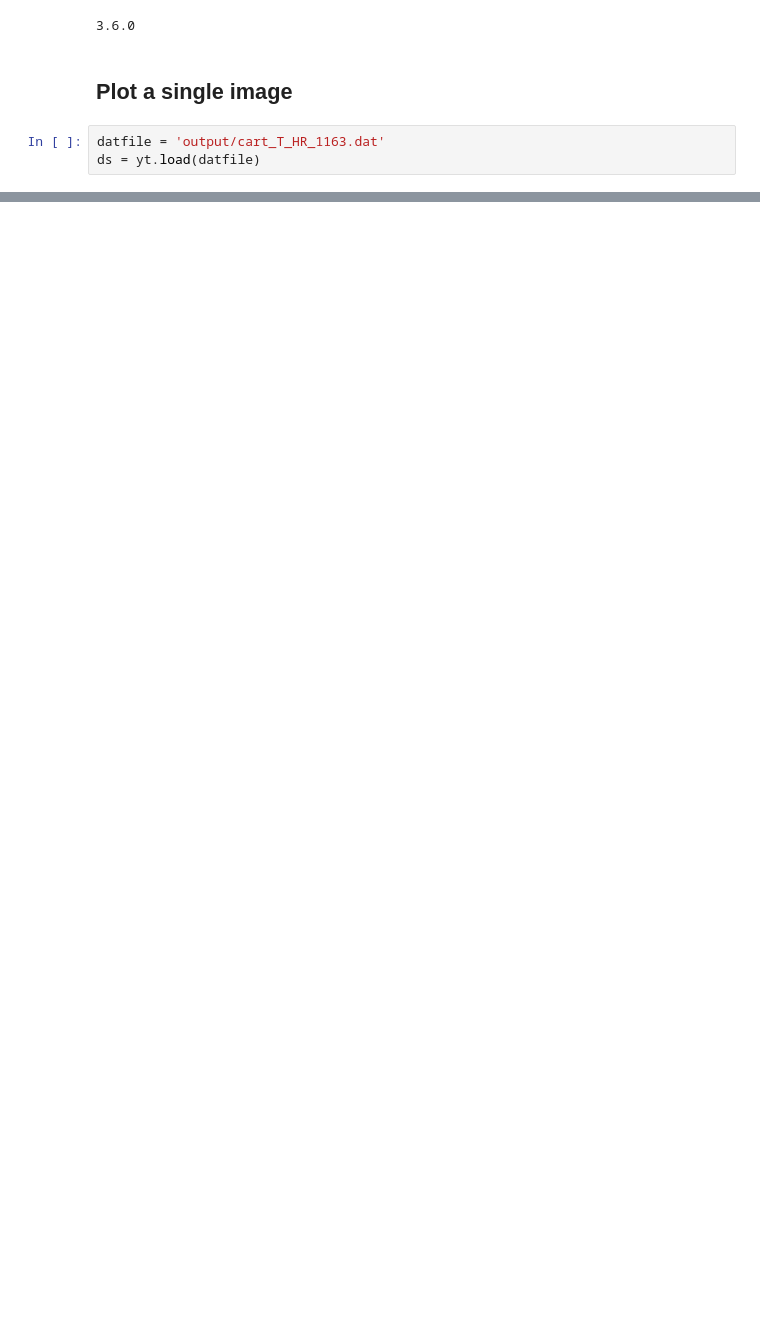
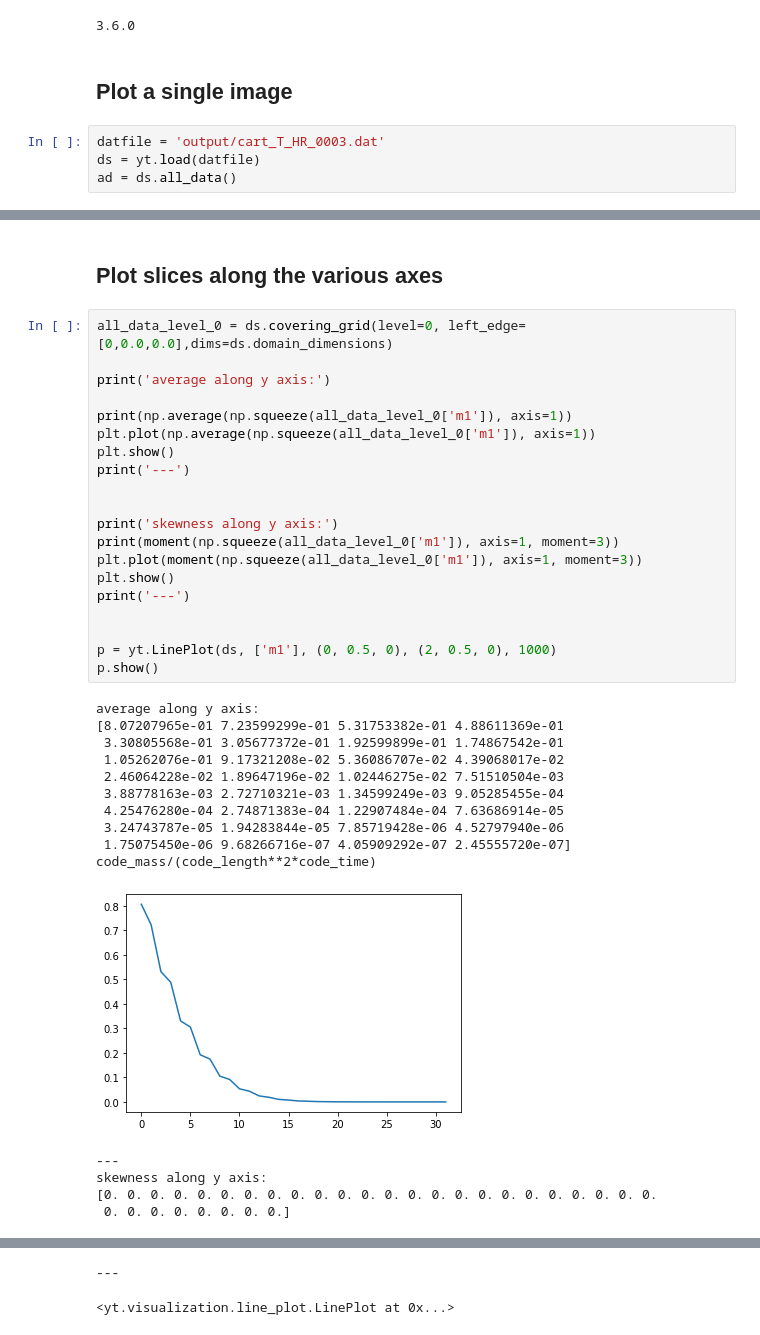
Before and after one commit to ArneBouillon/turbulence, a Jupyter notebook: Plotting.ipynb, the cells around one changed output, grey strips where cells are left out. Drawn from its saved outputs; the diff is of its cells as text; blank space fills up the shorter version.

Commit message:
Compute average and skewness

```diff
--- a/Plotting.ipynb
+++ b/Plotting.ipynb
@@ -6,6 +9,7 @@ print(yt.__version__) # 3.6.0 or higher
 # %% [markdown]
 ## Plot a single image
 # %%
-datfile = 'output/cart_T_HR_1163.dat'
+datfile = 'output/cart_T_HR_0003.dat'
 ds = yt.load(datfile)
+ad = ds.all_data()
 # %% [output]
@@ -29 +31,38 @@ yt : [WARNING  ] 2020-10-20 22:08:08,774 Switching to symlog colorbar scaling un
 <yt.visualization.plot_window.AxisAlignedSlicePlot at 0x...>
+# %% [markdown]
+## Plot slices along the various axes
+# %%
+all_data_level_0 = ds.covering_grid(level=0, left_edge=[0,0.0,0.0],dims=ds.domain_dimensions)
+
+print('average along y axis:')
+
+print(np.average(np.squeeze(all_data_level_0['m1']), axis=1))
+plt.plot(np.average(np.squeeze(all_data_level_0['m1']), axis=1))
+plt.show()
+print('---')
+
+
+print('skewness along y axis:')
+print(moment(np.squeeze(all_data_level_0['m1']), axis=1, moment=3))
+plt.plot(moment(np.squeeze(all_data_level_0['m1']), axis=1, moment=3))
+plt.show()
+print('---')
+
+
+p = yt.LinePlot(ds, ['m1'], (0, 0.5, 0), (2, 0.5, 0), 1000)
+p.show()
+# %% [output]
+average along y axis:
+[8.07207965e-01 7.23599299e-01 5.31753382e-01 4.88611369e-01
+ 3.30805568e-01 3.05677372e-01 1.92599899e-01 1.74867542e-01
+ 1.05262076e-01 9.17321208e-02 5.36086707e-02 4.39068017e-02
+ 2.46064228e-02 1.89647196e-02 1.02446275e-02 7.51510504e-03
+ 3.88778163e-03 2.72710321e-03 1.34599249e-03 9.05285455e-04
+ 4.25476280e-04 2.74871383e-04 1.22907484e-04 7.63686914e-05
+ 3.24743787e-05 1.94283844e-05 7.85719428e-06 4.52797940e-06
+ 1.75075450e-06 9.68266716e-07 4.05909292e-07 2.45555720e-07] code_mass/(code_length**2*code_time)
+[figure, added]
+---
+skewness along y axis:
+[0. 0. 0. 0. 0. 0. 0. 0. 0. 0. 0. 0. 0. 0. 0. 0. 0. 0. 0. 0. 0. 0. 0. 0.
+ 0. 0. 0. 0. 0. 0. 0. 0.]
@@ -29,0 +70,2 @@ yt : [WARNING  ] 2020-10-20 22:08:08,774 Switching to symlog colorbar scaling un
+---
+<yt.visualization.line_plot.LinePlot at 0x...>
```
Also changed, not shown: parts of 6 cells of this notebook, 1 other file.
